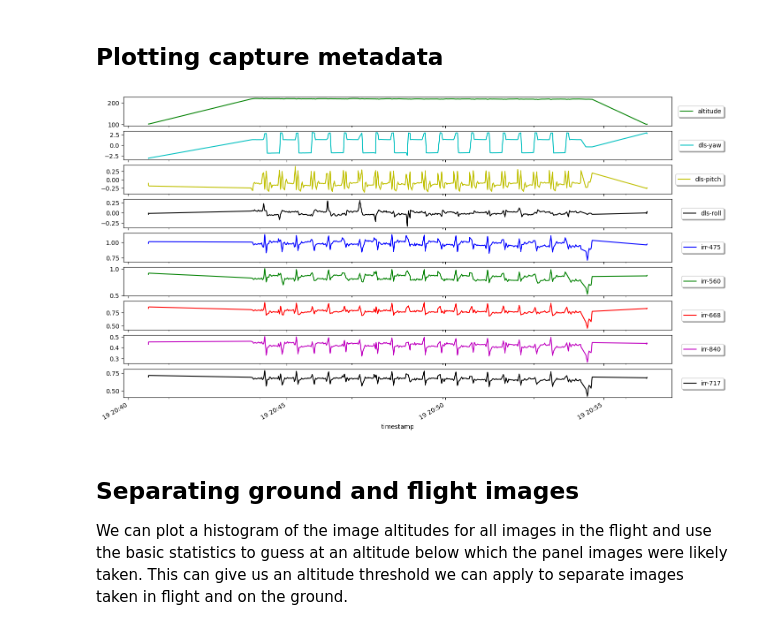
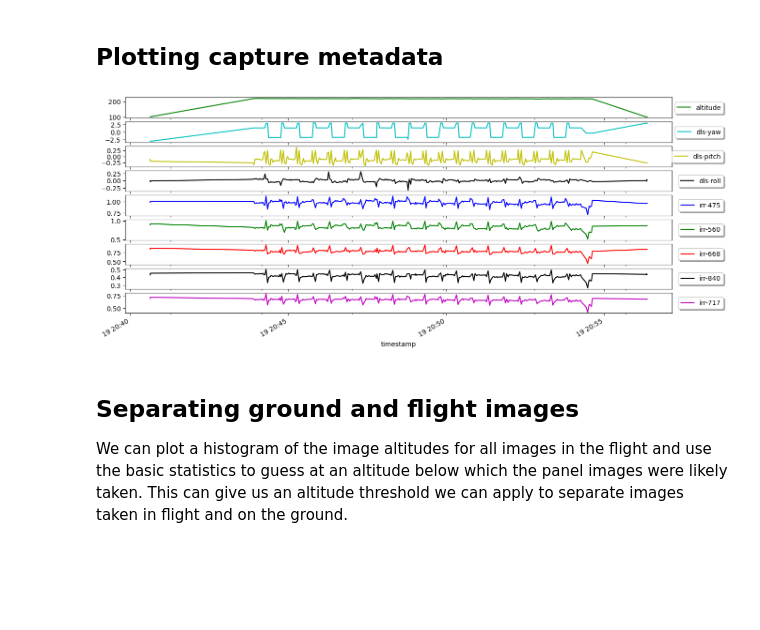
Before and after one commit to rrdpereira/imageprocessing, a Jupyter notebook: ImageSets.ipynb, the cells around one changed output. Saved outputs shown, nothing was run; the diff lists cells and outputs as text; code cells hidden in the pictures; blank space fills up the shorter version.

```diff
--- a/ImageSets.ipynb
+++ b/ImageSets.ipynb
@@ -70,12 +86,17 @@ viz.show()
 ## Plotting capture metadata
 # %%
 import matplotlib.pyplot as plt
+
 %matplotlib inline
-ax=df.plot(y=columns[3:], subplots=True, figsize=(16, 10), style=['g','c','y','k','b','g','r','m','k']);
+
+# 'b' as blue |'g' as green | 'r' as red | 'c' as cyan | 'm' as magenta | 'y' as yellow | 'k' as black | 'w' as white
+ax=df.plot(y=columns[3:], subplots=True, figsize=(15,6.75), style=['g','c','y','k','b','g','r','k','m'])
 for a in ax:
-    a.legend(loc='right', bbox_to_anchor=(1.1, 0.5), ncol=1, fancybox=True, shadow=True);
+    a.legend(loc='right', bbox_to_anchor=(1.1, 0.5), ncol=1, fancybox=True, shadow=True)
+plt.show()
+plt.close()
 # %% [output]
-[figure, old version]
+[figure, new version]
 # %% [markdown]
 ## Separating ground and flight images
 
```
Also changed, not shown: parts of 7 cells of this notebook, 14 other files.
